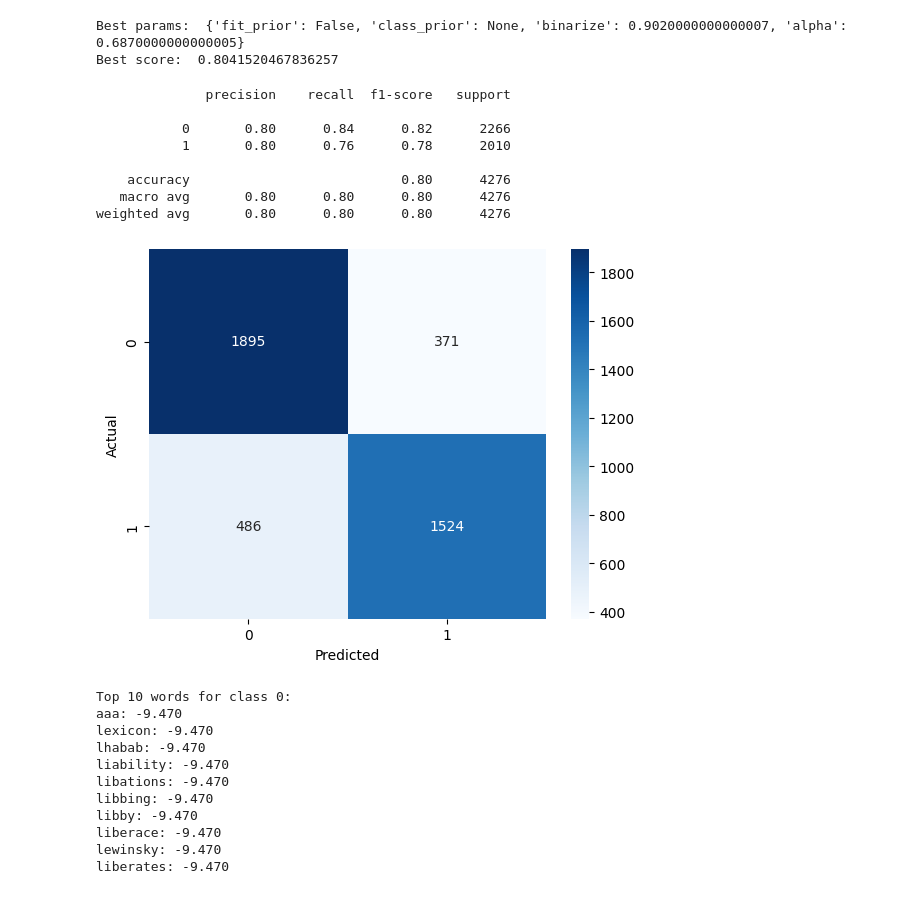
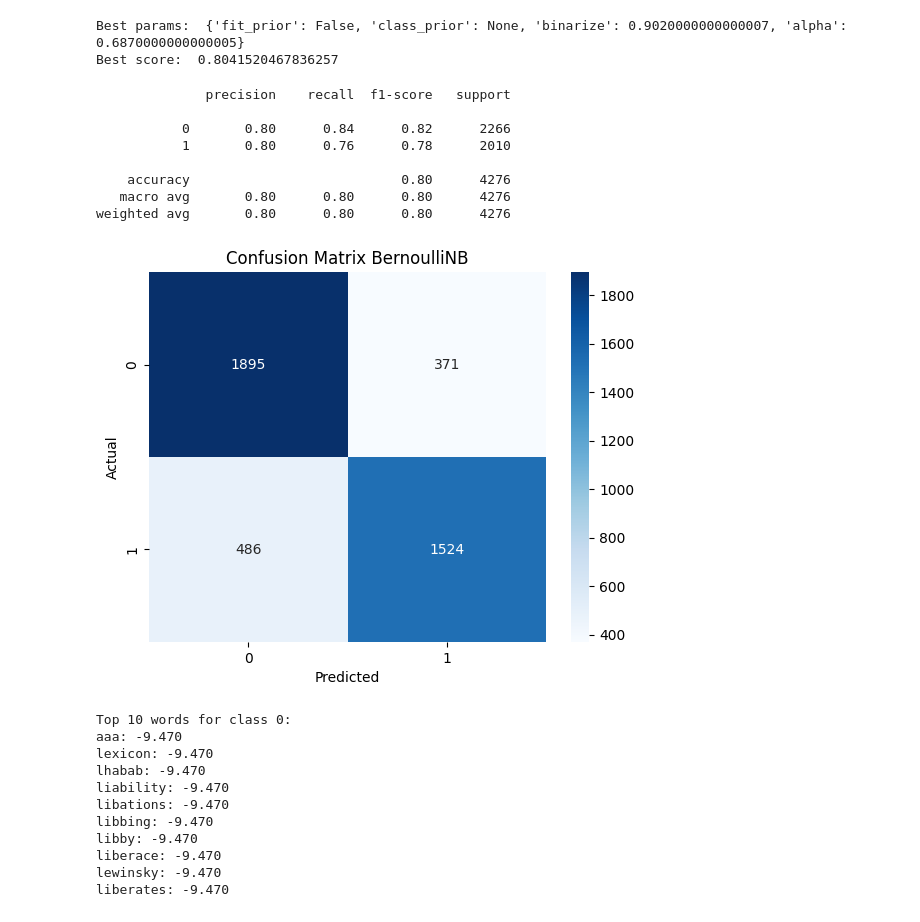
Before and after one commit to LaplaceDBen/Sarcasm_Detection, a Jupyter notebook: Sarcasm_w2v.ipynb, the cells around one changed output. Cells and saved outputs as stored; diff of their text form; code cells hidden in the pictures.

Commit message:
updated Plots

```diff
--- a/Sarcasm_w2v.ipynb
+++ b/Sarcasm_w2v.ipynb
@@ -642,27 +642,28 @@ Best score:  0.8041520467836257
 # %%
 #model with best params
 model = BernoulliNB(fit_prior= False, class_prior= None, binarize= 0.9020000000000007, alpha = 0.6870000000000005)
 model.fit(X_train_binary, y_train_ml)
 y_pred = model.predict(X_val_binary)
 print(classification_report(y_val_ml, y_pred))
 
 #visual representation of confusion matrix
 
 cm = confusion_matrix(y_val_ml, y_pred)
 sns.heatmap(cm, annot=True, fmt='d', cmap='Blues')
 plt.xlabel('Predicted')
 plt.ylabel('Actual')
+plt.title('Confusion Matrix BernoulliNB')
 plt.show()
 # %% [output]
               precision    recall  f1-score   support
 
            0       0.80      0.84      0.82      2266
            1       0.80      0.76      0.78      2010
 
     accuracy                           0.80      4276
    macro avg       0.80      0.80      0.80      4276
 weighted avg       0.80      0.80      0.80      4276
-[figure, old version]
+[figure, new version]
 # %%
 feature_names = C_vectorizer.get_feature_names_out()
 
```
